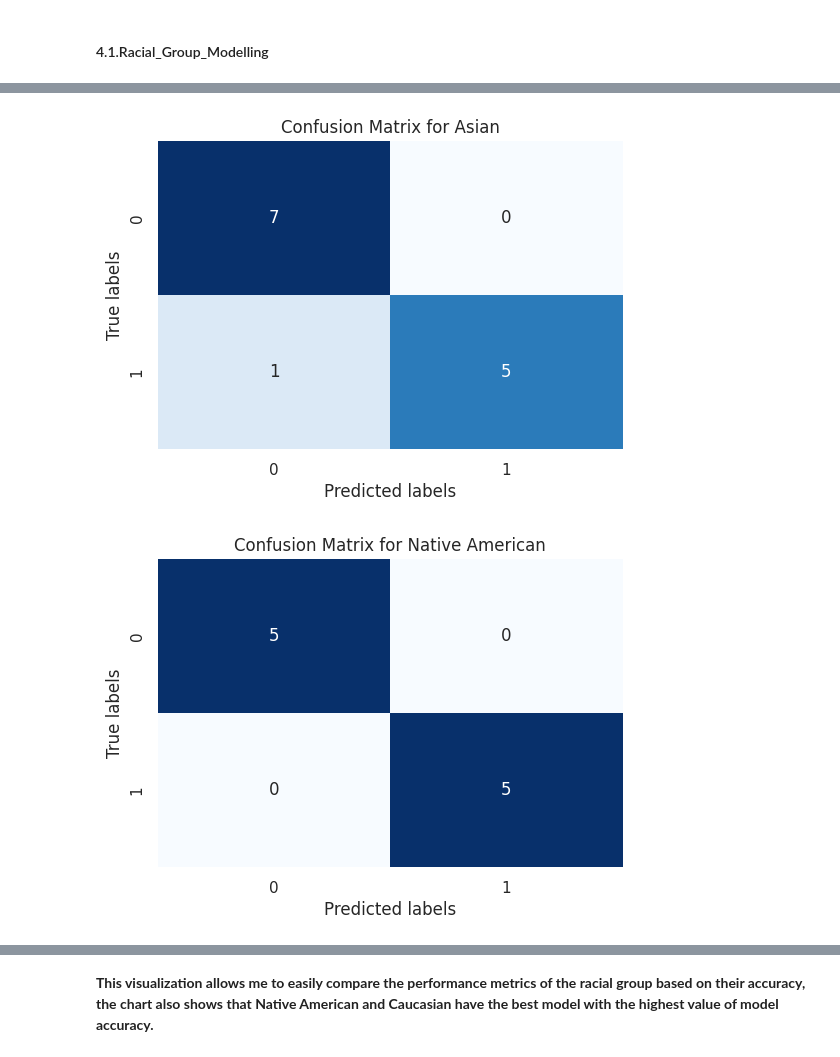
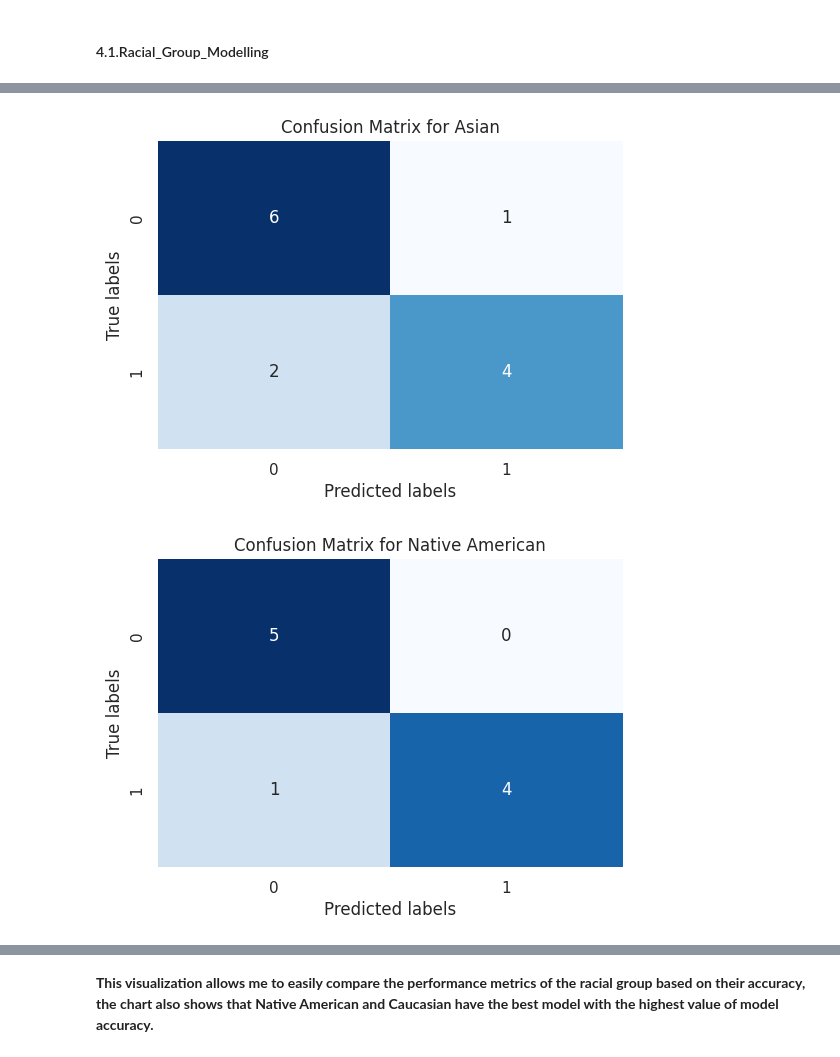
Before and after one commit to daemon29/MSCS2201-MRP, a Jupyter notebook: racial-disparities-random-forest-compas.ipynb, the cells around one changed output, grey strips where cells are left out. Saved outputs shown, nothing was run; the diff lists cells and outputs as text; code cells hidden in the pictures.

```diff
--- a/racial-disparities-random-forest-compas.ipynb
+++ b/racial-disparities-random-forest-compas.ipynb
@@ -368,18 +368,18 @@ Confusion Matrix for Other:
 # %%
 # Confusion matrices data
 confusion_matrices = {
-    'Other': np.array([[86, 18],
- [ 6, 55,]]),
-    'Caucasian': np.array([[598,  67],
- [ 88, 404]]),
-    'African-American': np.array([[687, 158],
- [120, 919]]),
+    'Other': np.array([[82, 22],
+ [ 9, 52,]]),
+    'Caucasian': np.array([[572,  93],
+ [ 105, 387]]),
+    'African-American': np.array([[646, 199],
+ [167, 872]]),
     'Hispanic': np.array([[148,  21],
  [ 27,  75]]),
-    'Asian': np.array([[7, 0],
- [1, 5]]),
+    'Asian': np.array([[6, 1],
+ [2, 4]]),
     'Native American': np.array([[5, 0],
- [0, 5]])
+ [1, 4]])
 }
 
 # Plot confusion matrices for each race
@@ -396,7 +396,7 @@ for race, confusion_matrix_data in confusion_matrices.items():
 [figure]
 [figure]
-[figure, old version]
+[figure, new version]
-[figure, old version]
+[figure, new version]
 # %%
 # Define lists to store racial groups and accuracy scores
 racial_groups = ['African-American', 'Asian', 'Caucasian', 'Hispanic', 'Native American', 'Other']
```
Also changed, not shown: parts of 10 cells of this notebook.
